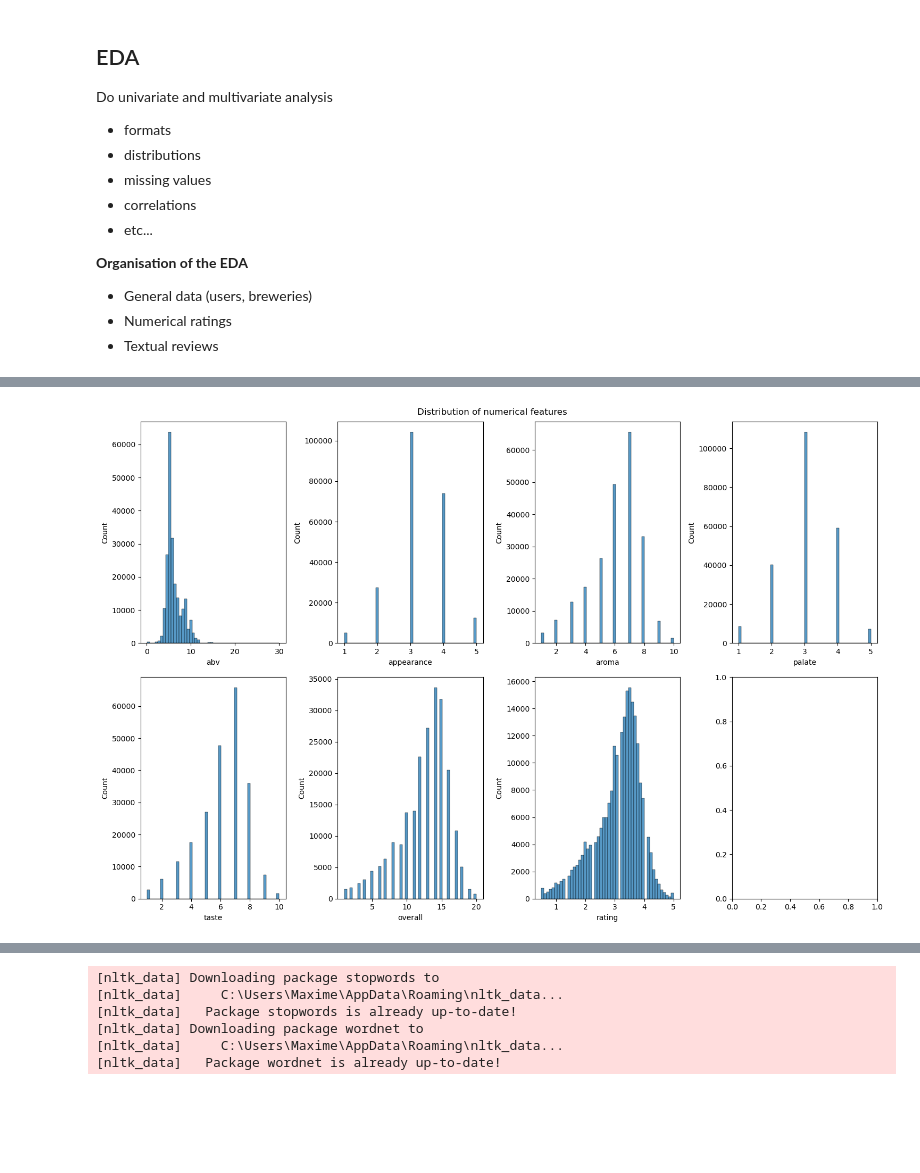
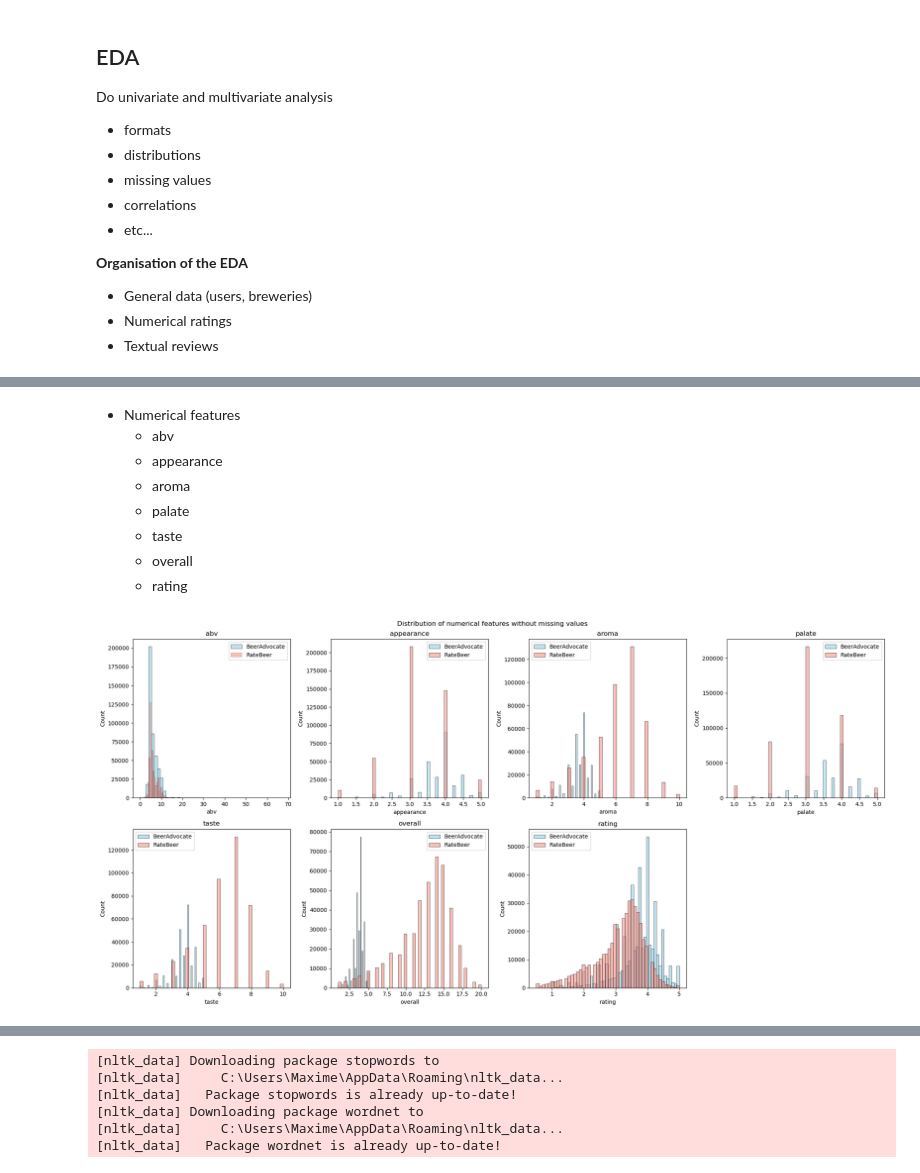
Before and after one commit to epfl-ada/ada-2023-project-laremontada61, a Jupyter notebook: pipeline_MLE.ipynb, the cells around one changed output, grey strips where cells are left out. Cells and saved outputs as stored; diff of their text form; code cells hidden in the pictures; blank space fills up the shorter version.

```diff
--- a/pipeline_MLE.ipynb
+++ b/pipeline_MLE.ipynb
@@ -207,5 +448,13 @@ ratings_BA_stats
+# %% [markdown]
+- Numerical features
+    - abv
+    - appearance
+    - aroma
+    - palate
+    - taste
+    - overall
+    - rating
 # %%
-### 1.3
 def plot_features(df, title):
     continuous_cols = ['abv', 'appearance', 'aroma', 'palate', 'taste', 'overall', 'rating'] #list(df._get_numeric_data().columns)
     fig, axes = plt.subplots(2, 4, figsize=(15,10))
@@ -215,10 +464,25 @@ def plot_features(df, title):
         sns.histplot(data=data[col], bins=50, ax=ax) #Filter out nan values in the features
     fig.suptitle(title)
     fig.tight_layout()
-    return plt
-
-plot_features(ratings_BA,"Distribution of numerical features")
-plt.show()
+    return fig
-# %% [output]
-[figure, removed]
+# %%
+def plot_features(df1, df2, title):
+    continuous_cols = ['abv', 'appearance', 'aroma', 'palate', 'taste', 'overall', 'rating']
+    fig, axes = plt.subplots(2, 4, figsize=(20,10))
+    fig.delaxes(axes[1, 3])
+    for i, col in enumerate(continuous_cols):
+        ax = axes[i // 4, i % 4]
+        sns.histplot(data=df1[~df1[col].isna()], x=col, bins=50, ax=ax, color='skyblue', alpha=0.5, label='BeerAdvocate')
+        sns.histplot(data=df2[~df2[col].isna()], x=col, bins=50, ax=ax, color='salmon', alpha=0.5, label='RateBeer')
+        ax.set_title(col)
+        ax.legend()
+    fig.suptitle(title)
+    fig.tight_layout()
+    return fig
+
+# Assuming ratings_BA and ratings_RB are DataFrames with the same columns
+fig = plot_features(ratings_BA, ratings_RB, "Distribution of numerical features without missing values")
+plt.show()
+# %% [output]
+[figure, added]
 # %% [markdown]
```
Also changed, not shown: parts of 39 cells of this notebook, 1 other file.
